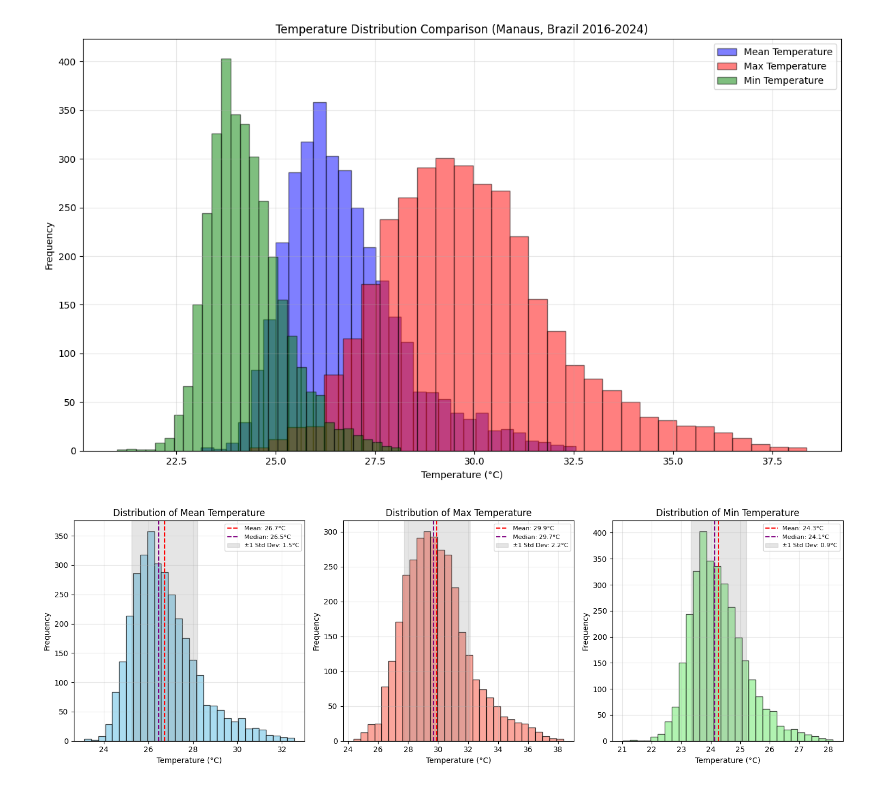
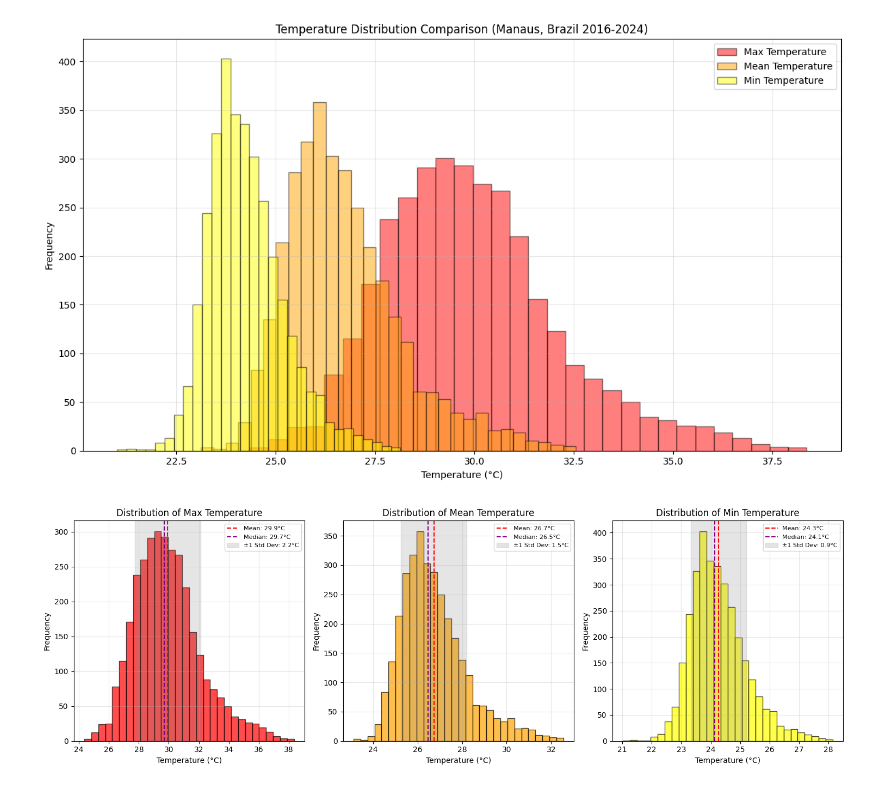
Before and after one commit to RaphaLevy/Study_on_malaria_dynamics_v2, a Jupyter notebook: data_files/notebooks/Environmental_Factor_Plots.ipynb, the cells around one changed output. Cells and saved outputs as stored; diff of their text form; code cells hidden in the pictures.

```diff
--- a/data_files/notebooks/Environmental_Factor_Plots.ipynb
+++ b/data_files/notebooks/Environmental_Factor_Plots.ipynb
@@ -14,16 +21,16 @@ climate_data = climate_data.merge(defor_data[['date', 'total_degradation']], on=
 climate_data['fire_counts'] = climate_data['fire_counts'].fillna(0)
 climate_data['total_degradation'] = climate_data['total_degradation'].fillna(0)
 # %%
+temp_max = climate_data['temp_max'].dropna().values
 temp_med = climate_data['temp_med'].dropna().values
-temp_max = climate_data['temp_max'].dropna().values
 temp_min = climate_data['temp_min'].dropna().values
 
 fig, ax = plt.subplots(figsize=(12, 7))
 
 # Create histograms with transparency
-ax.hist(temp_med, bins=30, alpha=0.5, edgecolor='black', label='Mean Temperature', color='blue')
-ax.hist(temp_max, bins=30, alpha=0.5, edgecolor='black', label='Max Temperature', color='red')
-ax.hist(temp_min, bins=30, alpha=0.5, edgecolor='black', label='Min Temperature', color='green')
+ax.hist(temp_max, bins=30, alpha=0.5, edgecolor='black', label='Max Temperature', color='r')
+ax.hist(temp_med, bins=30, alpha=0.5, edgecolor='black', label='Mean Temperature', color='orange')
+ax.hist(temp_min, bins=30, alpha=0.5, edgecolor='black', label='Min Temperature', color='yellow')
 
 ax.set_xlabel('Temperature (°C)')
 ax.set_ylabel('Frequency')
@@ -34,41 +41,41 @@ ax.grid(True, alpha=0.3)
 plt.tight_layout()
 plt.show()
 # %% [output]
-[figure, old version]
+[figure, new version]
 # %%
 fig, axes = plt.subplots(1, 3, figsize=(15, 5))
 
 # Define temperature data and colors
 temp_data = [
-    (temp_med, 'Mean Temperature', 'skyblue'),
-    (temp_max, 'Max Temperature', 'salmon'),
-    (temp_min, 'Min Temperature', 'lightgreen')
+    (temp_max, 'Max Temperature', 'r'),
+    (temp_med, 'Mean Temperature', 'orange'),
+    (temp_min, 'Min Temperature', 'yellow')
 ]
 
 for ax, (data, title, color) in zip(axes, temp_data):
     ax.hist(data, bins=30, edgecolor='black', alpha=0.7, color=color)
     ax.set_xlabel('Temperature (°C)')
     ax.set_ylabel('Frequency')
     ax.set_title(f'Distribution of {title}')
     ax.grid(True, alpha=0.3)
 
     # Calculate statistics
     mean_val = np.mean(data)
     median_val = np.median(data)
     std_val = np.std(data)
 
     # Add mean and median lines
     ax.axvline(mean_val, color='red', linestyle='--', linewidth=1.5, label=f'Mean: {mean_val:.1f}°C')
     ax.axvline(median_val, color='purple', linestyle='--', linewidth=1.5, label=f'Median: {median_val:.1f}°C')
 
     # Add shaded region for ±1 standard deviation
     ax.axvspan(mean_val - std_val, mean_val + std_val, alpha=0.2, color='gray',
                label=f'±1 Std Dev: {std_val:.1f}°C')
 
     ax.legend(fontsize=8)
 
 plt.tight_layout()
 plt.show()
 # %% [output]
-[figure, old version]
+[figure, new version]
 # %%
```
Also changed, not shown: parts of 13 cells of this notebook.
